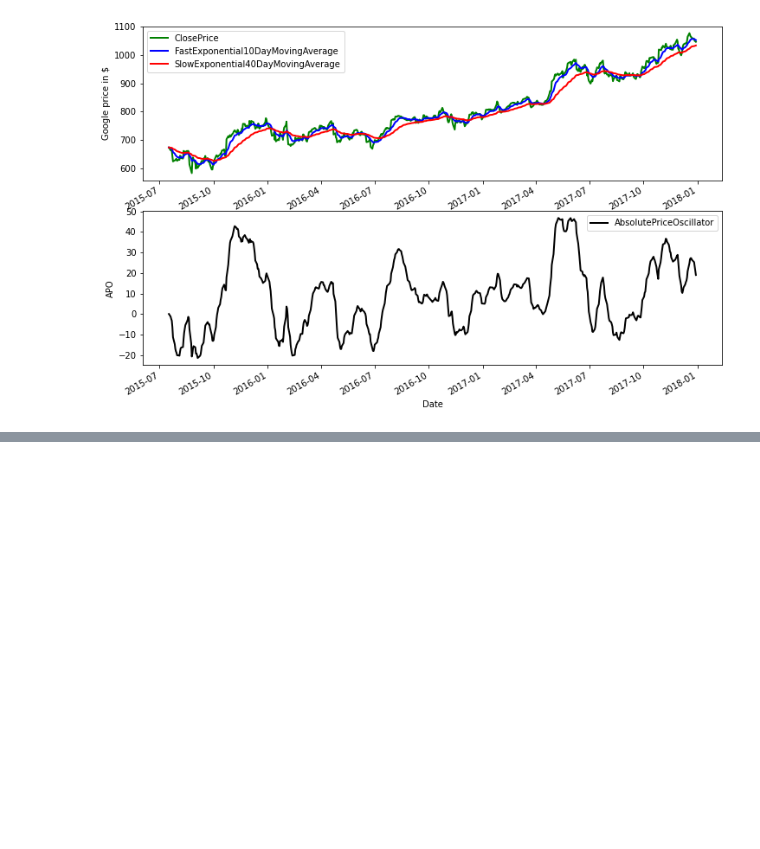
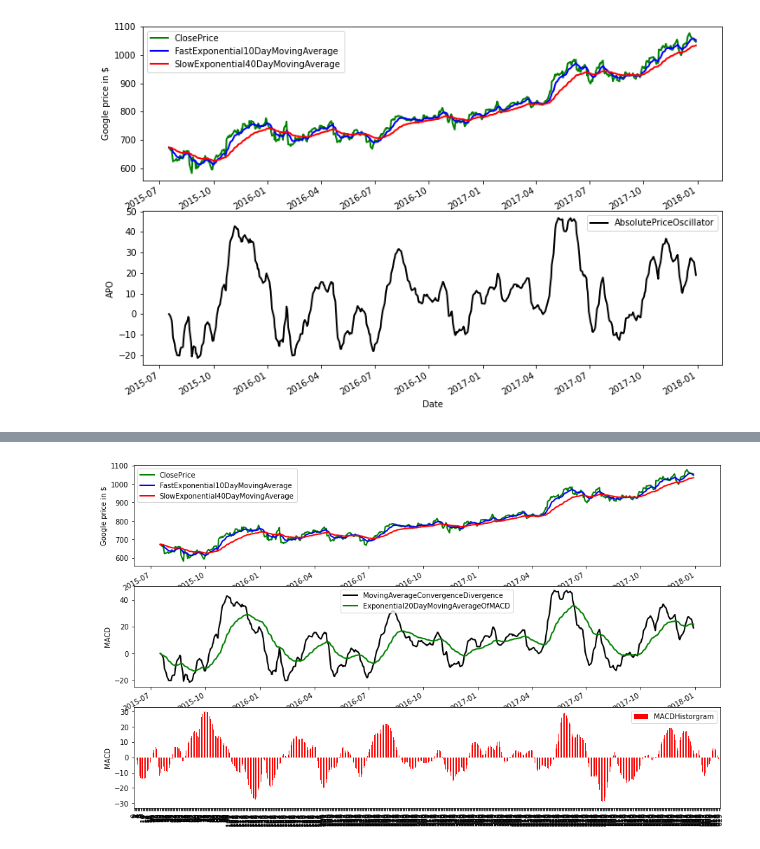
Before and after one commit to victorvianaom/Learn-Algorithmic-Trading, a Jupyter notebook: Deciphering Markets with Technical Analysis 📚02.ipynb, the cells around one changed output, grey strips where cells are left out. Drawn from its saved outputs; the diff is of its cells as text; code cells hidden in the pictures; blank space fills up the shorter version.

Commit message:
MACD implementation

```diff
--- a/Deciphering Markets with Technical Analysis 📚02.ipynb
+++ b/Deciphering Markets with Technical Analysis 📚02.ipynb
@@ -319,0 +330,38 @@ plt.show()
+# %%
+num_periods_fast = 10 # fast EMA time period
+K_fast = 2 / (num_periods_fast + 1) # fast EMA smoothing factor
+ema_fast = 0
+num_periods_slow = 40 # slow EMA time period
+K_slow = 2 / (num_periods_slow + 1) # slow EMA smoothing factor
+ema_slow = 0
+num_periods_macd = 20 # MACD EMA time period
+K_macd = 2 / (num_periods_macd + 1) # MACD EMA smoothing factor
+ema_macd = 0
+
+ema_fast_values = [] # track fast EMA values for visualization purposes
+ema_slow_values = [] # track slow EMA values for visualization purposes
+macd_values = [] # track MACD values for visualization purposes
+macd_signal_values = [] # MACD EMA values tracker
+macd_historgram_values = [] # MACD - MACD-EMA
+for close_price in close:
+    if (ema_fast == 0): # first observation
+        ema_fast = close_price
+        ema_slow = close_price
+    else:
+        ema_fast = (close_price - ema_fast) * K_fast + ema_fast
+        ema_slow = (close_price - ema_slow) * K_slow + ema_slow
+
+    ema_fast_values.append(ema_fast)
+    ema_slow_values.append(ema_slow)
+
+    macd = ema_fast - ema_slow # MACD is fast_MA - slow_EMA
+    if ema_macd == 0:
+        ema_macd = macd
+    else:
+        ema_macd = (macd - ema_macd) * K_slow + ema_macd # signal is EMA of MACD values
+
+    macd_values.append(macd)
+    macd_signal_values.append(ema_macd)
+    macd_historgram_values.append(macd - ema_macd)
+# %% [output]
+[figure, added]
```
Also changed, not shown: parts of 5 cells of this notebook.
